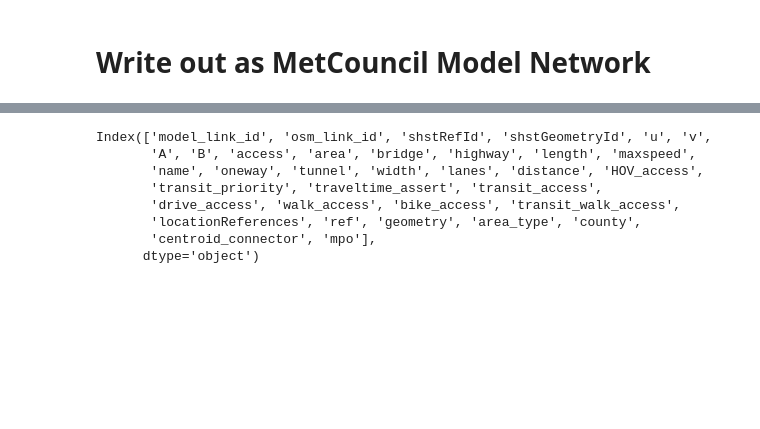
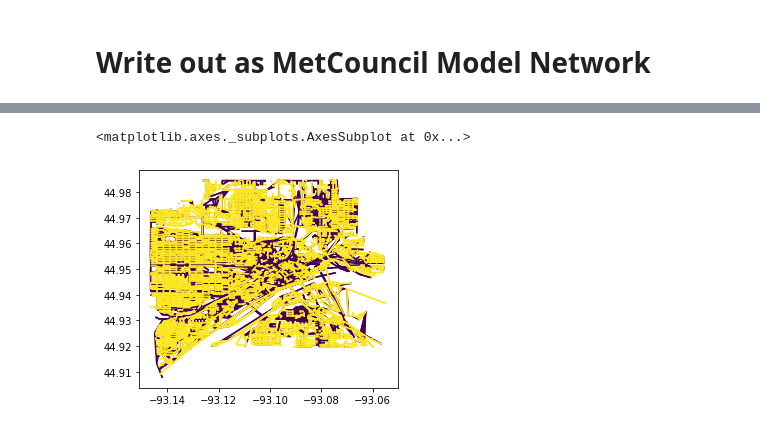
Before and after one commit to wsp-sag/Lasso, a Jupyter notebook: notebooks/Lasso Quickstart.ipynb, the cells around one changed output, grey strips where cells are left out. Drawn from its saved outputs; the diff is of its cells as text; code cells hidden in the pictures; blank space fills up the shorter version.

```diff
--- a/notebooks/Lasso Quickstart.ipynb
+++ b/notebooks/Lasso Quickstart.ipynb
@@ -63,11 +60,12 @@ print(json.dumps(my_config, indent=2))
 # %% [markdown]
 ## Create a Base Scenario
 # %%
-base_project_path = os.path.dirname(os.path.abspath(''))
+base_wrangler_path = os.path.join(os.path.dirname((os.path.dirname(os.path.abspath('')))),"network_wrangler")
+WranglerLogger.info("Base Wrangler Path: {}".format(base_wrangler_path))
 
 base_scenario = Scenario.create_base_scenario(
         my_config["base_scenario"]["shape_file_name"],
         my_config["base_scenario"]["link_file_name"],
         my_config["base_scenario"]["node_file_name"],
-        base_dir=os.path.join(base_project_path,my_config["base_scenario"]["input_dir"]),
+        base_dir=os.path.join(base_wrangler_path,my_config["base_scenario"]["input_dir"]),
     )
@@ -87,10 +105,12 @@ project_cards_list
 # %% [markdown]
 ## Create Scenario
 # %%
+my_scenario = None
 my_scenario = Scenario.create_scenario(
     base_scenario=base_scenario,
-    card_directory=os.path.join(base_project_path,my_config["scenario"]["card_directory"]),
+    card_directory=os.path.join(base_wrangler_path,my_config["scenario"]["card_directory"]),
     tags=my_config["scenario"]["tags"],
     project_cards_list=project_cards_list,
     glob_search=my_config["scenario"]["glob_search"],
+    validate_project_cards=False,
 )
@@ -131,11 +201,5 @@ model_road_net = ModelRoadwayNetwork.from_RoadwayNetwork(
 # %%
-model_road_net.links_df.columns
+model_road_net.links_df.plot("bike_access")
 # %% [output]
-Index(['model_link_id', 'osm_link_id', 'shstRefId', 'shstGeometryId', 'u', 'v',
-       'A', 'B', 'access', 'area', 'bridge', 'highway', 'length', 'maxspeed',
-       'name', 'oneway', 'tunnel', 'width', 'lanes', 'distance', 'HOV_access',
-       'transit_priority', 'traveltime_assert', 'transit_access',
-       'drive_access', 'walk_access', 'bike_access', 'transit_walk_access',
-       'locationReferences', 'ref', 'geometry', 'area_type', 'county',
-       'centroid_connector', 'mpo'],
-      dtype='object')
+<matplotlib.axes._subplots.AxesSubplot at 0x...>
+[figure, added]
```
Also changed, not shown: parts of 11 cells of this notebook, 2 other files.
